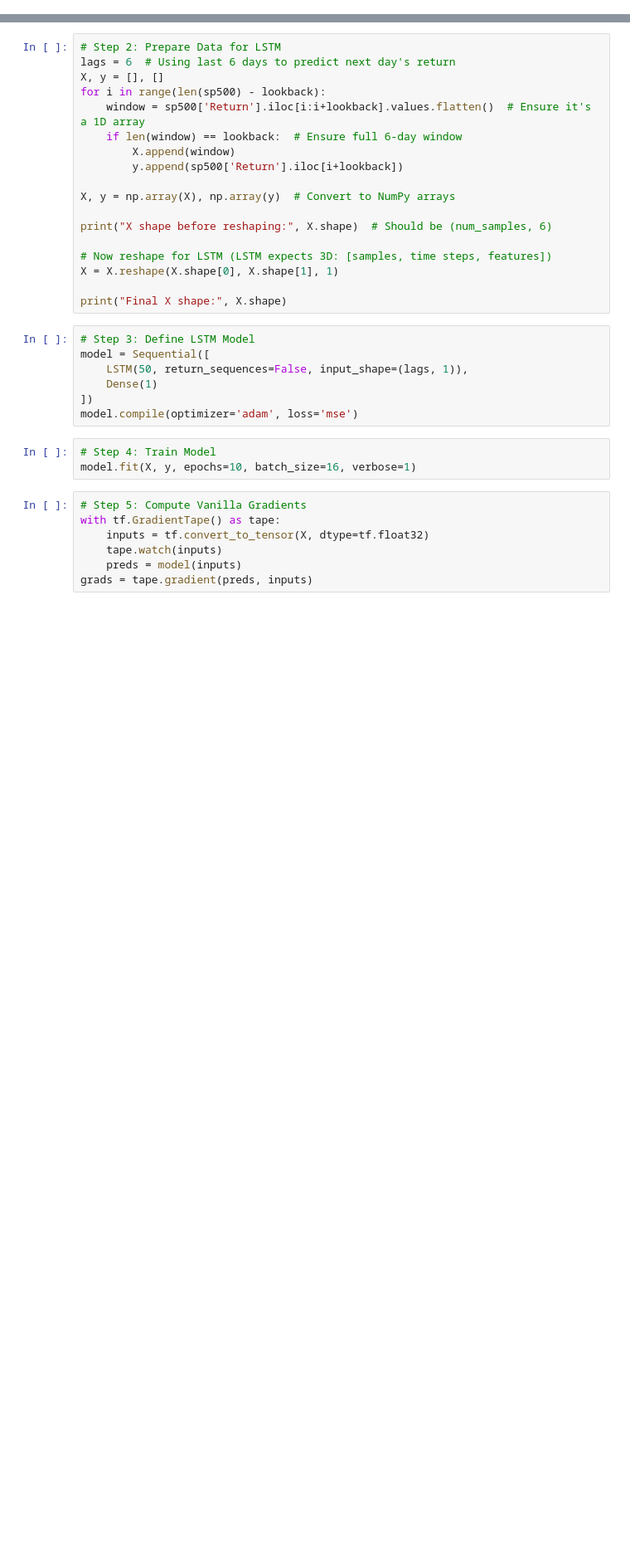
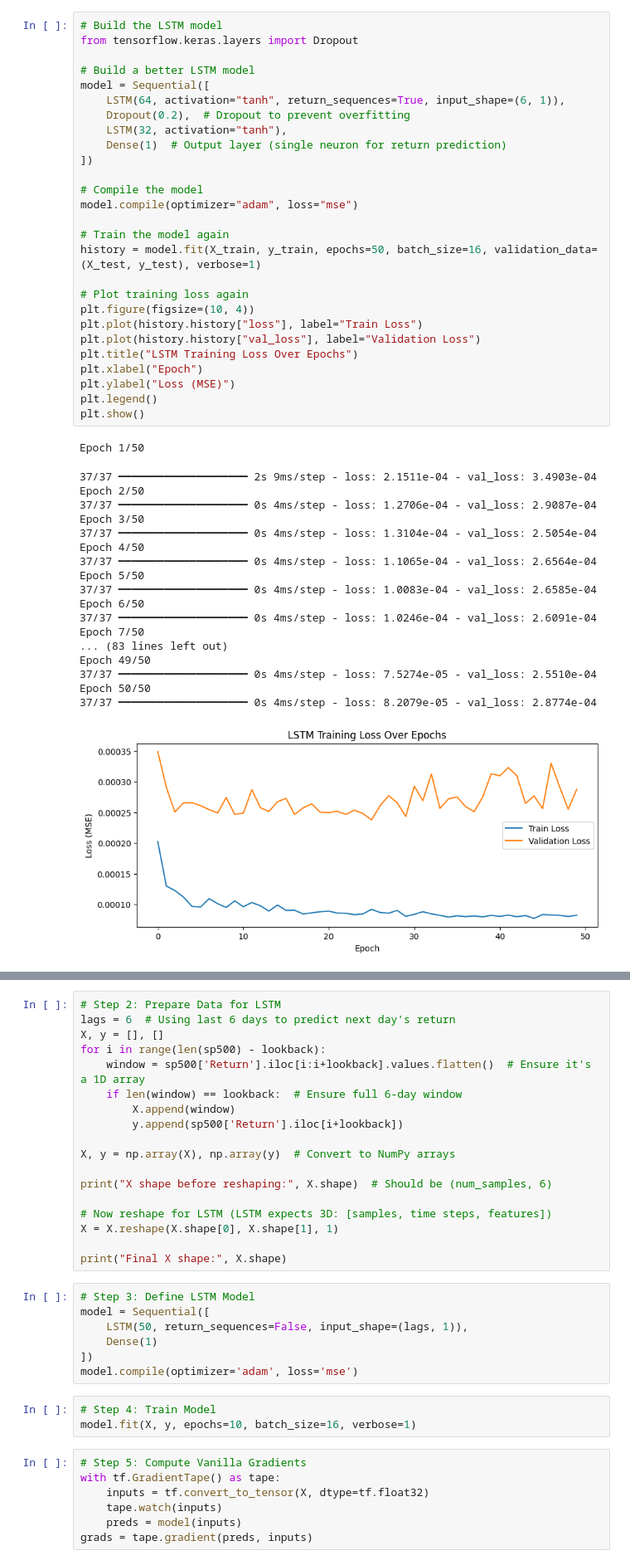
Before and after one commit to josterri/MSCA_IRP16, a Jupyter notebook: 6_Vanila Gradients_heb.ipynb, the cells around one changed output, grey strips where cells are left out. Shown at 83% size. Cells and saved outputs as stored; diff of their text form; blank space fills up the shorter version.

```diff
--- a/6_Vanila Gradients_heb.ipynb
+++ b/6_Vanila Gradients_heb.ipynb
@@ -16,0 +114,47 @@ sp500.dropna(inplace=True)
+# %%
+# Build the LSTM model
+from tensorflow.keras.layers import Dropout
+
+# Build a better LSTM model
+model = Sequential([
+    LSTM(64, activation="tanh", return_sequences=True, input_shape=(6, 1)),
+    Dropout(0.2),  # Dropout to prevent overfitting
+    LSTM(32, activation="tanh"),
+    Dense(1)  # Output layer (single neuron for return prediction)
+])
+
+# Compile the model
+model.compile(optimizer="adam", loss="mse")
+
+# Train the model again
+history = model.fit(X_train, y_train, epochs=50, batch_size=16, validation_data=(X_test, y_test), verbose=1)
+
+# Plot training loss again
+plt.figure(figsize=(10, 4))
+plt.plot(history.history["loss"], label="Train Loss")
+plt.plot(history.history["val_loss"], label="Validation Loss")
+plt.title("LSTM Training Loss Over Epochs")
+plt.xlabel("Epoch")
+plt.ylabel("Loss (MSE)")
+plt.legend()
+plt.show()
+# %% [output]
+Epoch 1/50
+37/37 ━━━━━━━━━━━━━━━━━━━━ 2s 9ms/step - loss: 2.1511e-04 - val_loss: 3.4903e-04
+Epoch 2/50
+37/37 ━━━━━━━━━━━━━━━━━━━━ 0s 4ms/step - loss: 1.2706e-04 - val_loss: 2.9087e-04
+Epoch 3/50
+37/37 ━━━━━━━━━━━━━━━━━━━━ 0s 4ms/step - loss: 1.3104e-04 - val_loss: 2.5054e-04
+Epoch 4/50
+37/37 ━━━━━━━━━━━━━━━━━━━━ 0s 4ms/step - loss: 1.1065e-04 - val_loss: 2.6564e-04
+Epoch 5/50
+37/37 ━━━━━━━━━━━━━━━━━━━━ 0s 4ms/step - loss: 1.0083e-04 - val_loss: 2.6585e-04
+Epoch 6/50
+37/37 ━━━━━━━━━━━━━━━━━━━━ 0s 4ms/step - loss: 1.0246e-04 - val_loss: 2.6091e-04
+Epoch 7/50
+... (83 lines left out)
+Epoch 49/50
+37/37 ━━━━━━━━━━━━━━━━━━━━ 0s 4ms/step - loss: 7.5274e-05 - val_loss: 2.5510e-04
+Epoch 50/50
+37/37 ━━━━━━━━━━━━━━━━━━━━ 0s 4ms/step - loss: 8.2079e-05 - val_loss: 2.8774e-04
+[figure, added]
```
Also changed, not shown: parts of 13 cells of this notebook.
